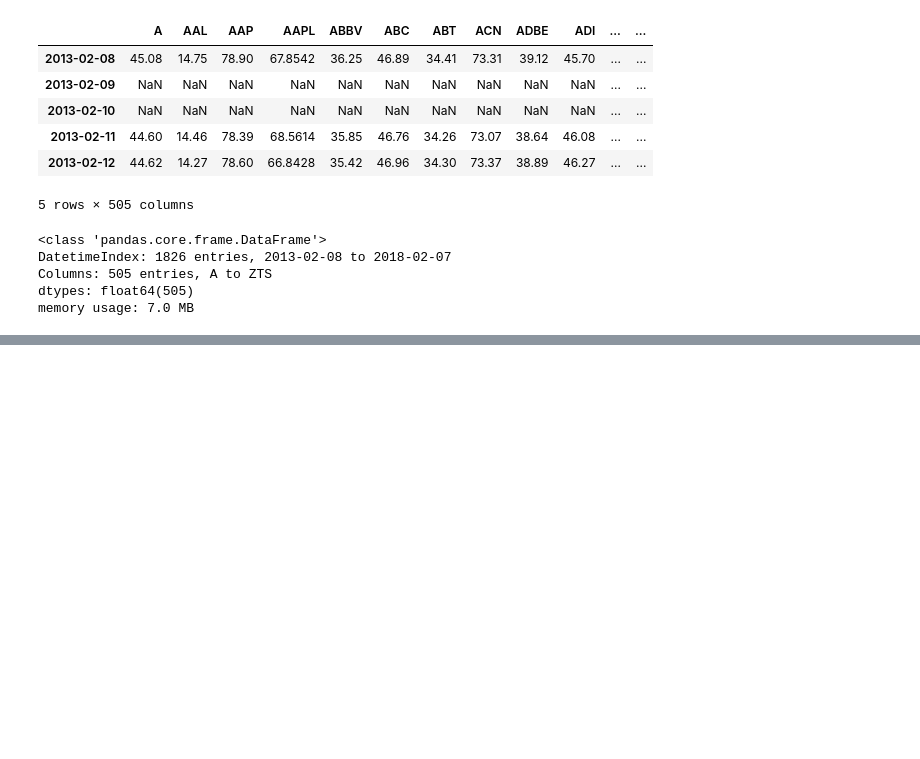
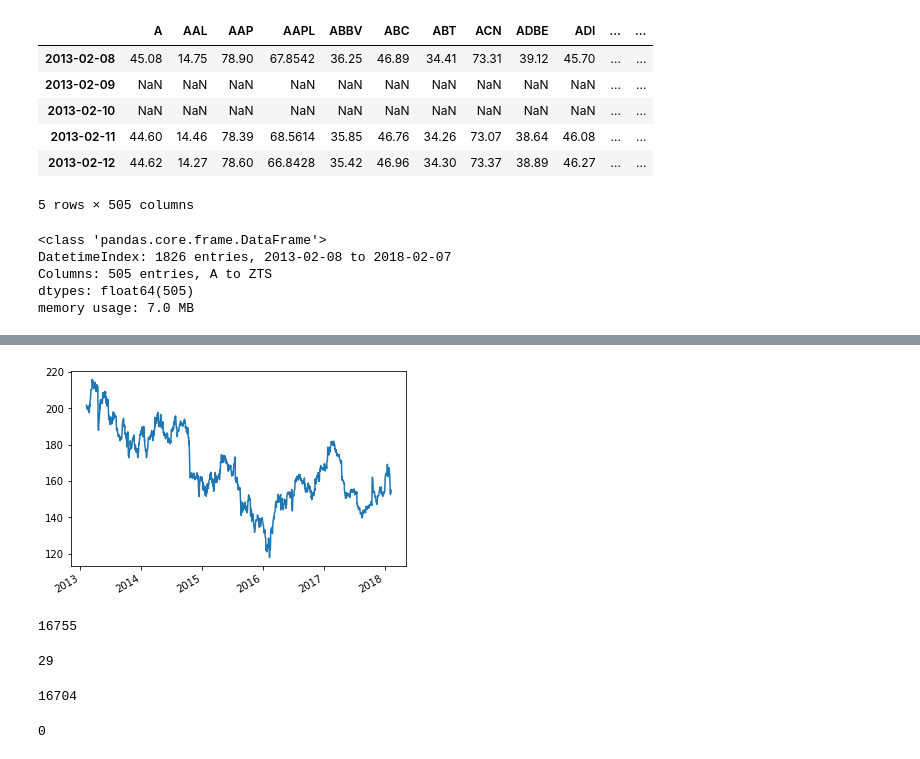
Before and after one commit to Frizzles7/financial_engineering, a Jupyter notebook: financial_basics_understanding.ipynb, the cells around one changed output, grey strips where cells are left out. Drawn from its saved outputs; the diff is of its cells as text; code cells hidden in the pictures; blank space fills up the shorter version.

```diff
--- a/financial_basics_understanding.ipynb
+++ b/financial_basics_understanding.ipynb
@@ -200,0 +212,16 @@ memory usage: 7.0 MB
+# %%
+# replot IBM data
+close_prices['IBM'].plot()
+plt.show()
+# %% [output]
+[figure, added]
+# %%
+# check if missing values still remain
+close_prices.isna().sum().sum()
+# %% [output]
+16755
+# %%
+# how many stocks don't have an initial value
+close_prices.iloc[0,:].isna().sum()
+# %% [output]
+29
@@ -200,0 +231,5 @@ memory usage: 7.0 MB
+# %%
+# check number of missing values still remaining
+close_prices.isna().sum().sum()
+# %% [output]
+16704
@@ -200,0 +239,5 @@ memory usage: 7.0 MB
+# %%
+# confirm all missing values are gone
+close_prices.isna().sum().sum()
+# %% [output]
+0
```
Also changed, not shown: parts of 9 cells of this notebook.
